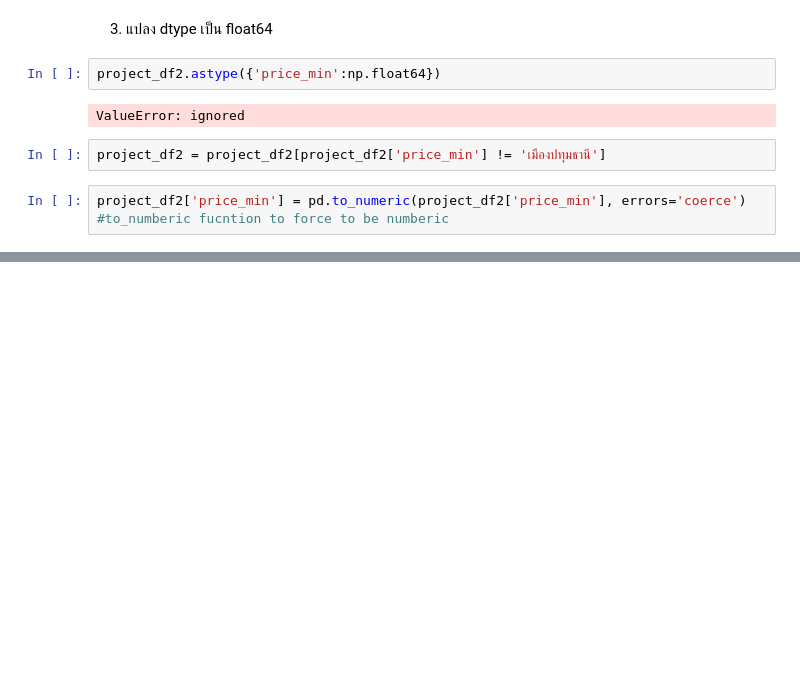
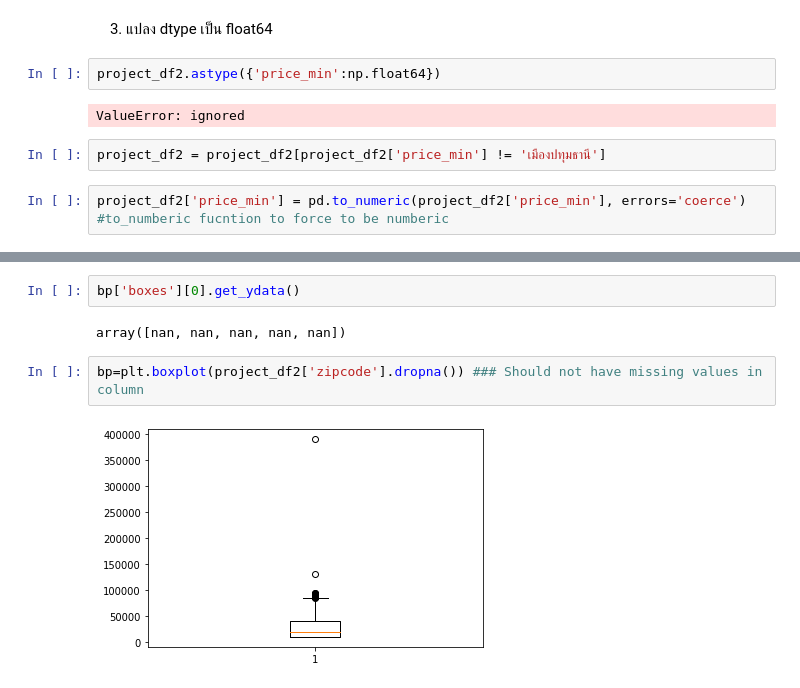
Before and after one commit to todtec/DPDM65, a Jupyter notebook: Pandas101.ipynb, the cells around one changed output, grey strips where cells are left out. Drawn from its saved outputs; the diff is of its cells as text; blank space fills up the shorter version.

```diff
--- a/Pandas101.ipynb
+++ b/Pandas101.ipynb
@@ -140,0 +161,8 @@ project_df2.describe()
+# %%
+bp['boxes'][0].get_ydata()
+# %% [output]
+array([nan, nan, nan, nan, nan])
+# %%
+bp=plt.boxplot(project_df2['zipcode'].dropna()) ### Should not have missing values in column
+# %% [output]
+[figure, added]
```
Also changed, not shown: parts of 9 cells of this notebook.
